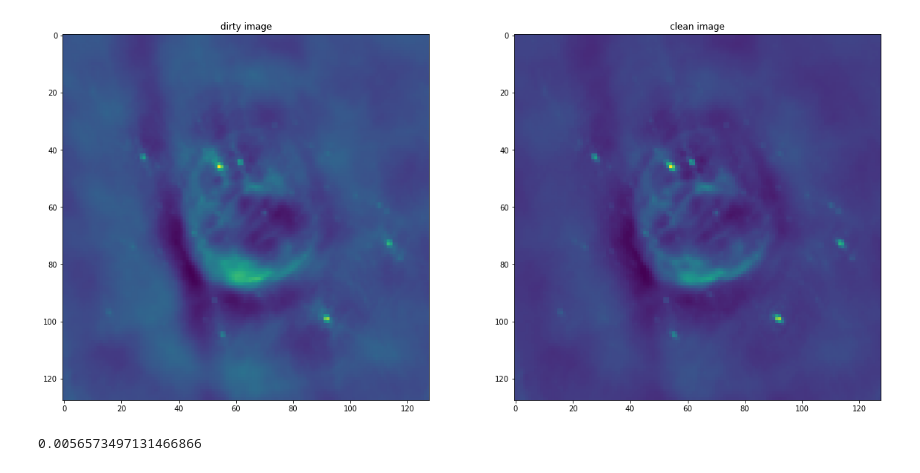
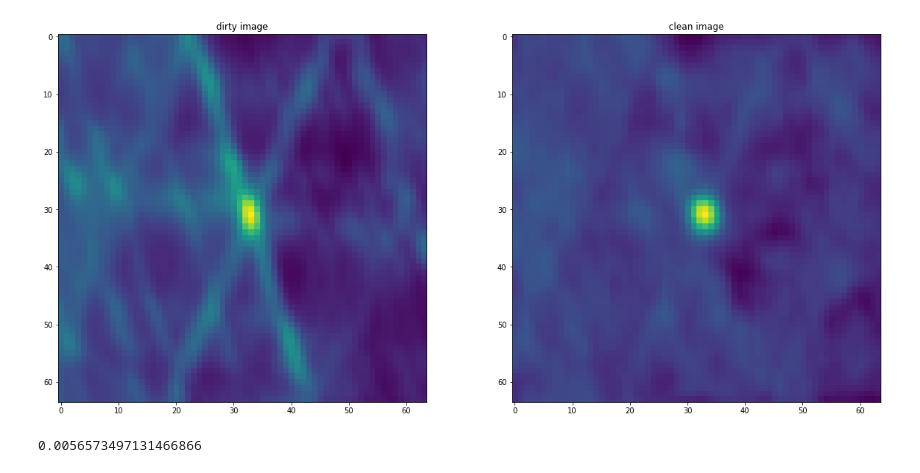
Before and after one commit to lord-blueberry/p7-cs, a Jupyter notebook: sandbox/00-cs-dirty.ipynb, the cells around one changed output. Cells and saved outputs as stored; diff of their text form; code cells hidden in the pictures.

```diff
--- a/sandbox/00-cs-dirty.ipynb
+++ b/sandbox/00-cs-dirty.ipynb
@@ -64,17 +76,17 @@ def convolve2d_circular(D, psf):
 # %%
 #folder = "./img-csv/test_64.64/"
-#folder = "./img-csv/sun.flare00_64.64/"
+folder = "./img-csv/sun.flare00_64.64/"
 #folder = "./img-csv/sun.center00_128.128/"
-folder = "./img-csv/nova00_128.128/"
+#folder = "./img-csv/nova00_128.128/"
 
 dirty_map = np.genfromtxt(folder+'dirty.csv', delimiter=',')
 psf_map = np.genfromtxt(folder+'psf.csv', delimiter=',')
 clean_map = np.genfromtxt(folder+'clean.csv', delimiter=',')
 model_map = np.genfromtxt(folder+'model.csv', delimiter=',')
 
 plot_comparison(dirty_map, 'dirty image', clean_map, 'clean image')
 # %% [output]
-[figure, old version]
+[figure, new version]
 # %%
 np.max(model_map)
 # %% [output]
```
Also changed, not shown: parts of 24 cells of this notebook, 1 other file.
